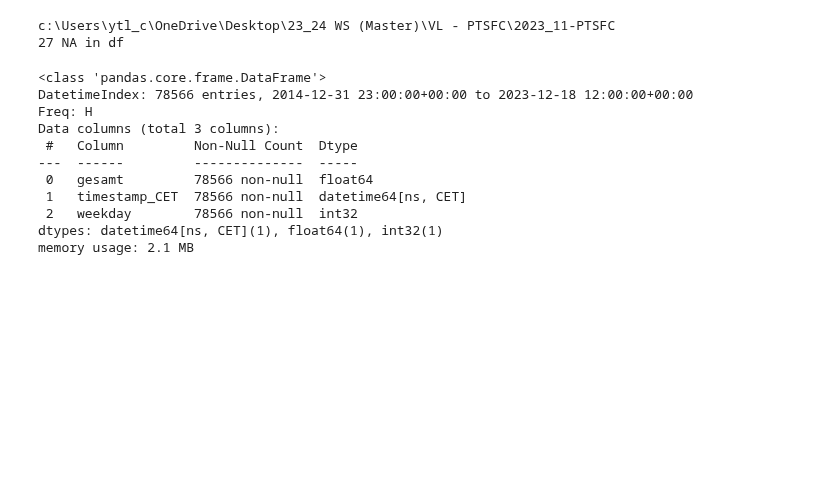
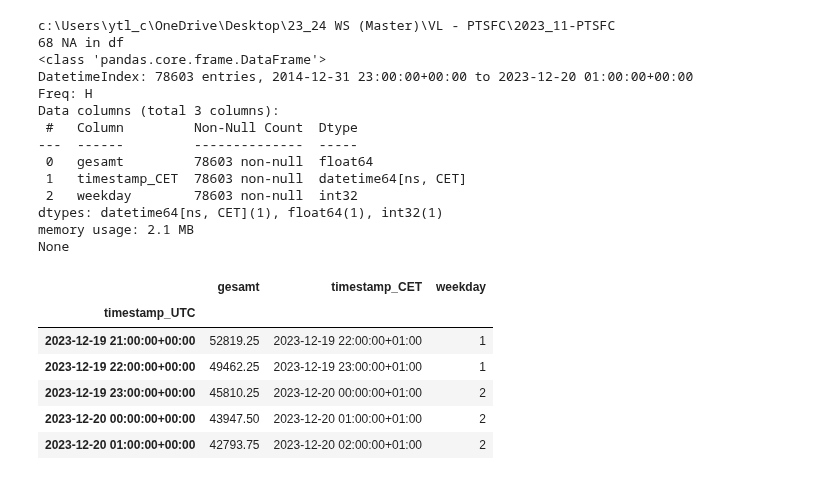
Before and after one commit to hikotei/2023_11-PTSFC, a Jupyter notebook: 2023_12_19 energy fcast.ipynb, the cells around one changed output. Cells and saved outputs as stored; diff of their text form; code cells hidden in the pictures; blank space fills up the shorter version.

```diff
--- a/2023_12_19 energy fcast.ipynb
+++ b/2023_12_19 energy fcast.ipynb
@@ -9,20 +12 @@ from datetime import datetime
 from data_prepro import get_energy_data_today
-# %%
-df_energy = get_energy_data_today()
-# %% [output]
-c:\Users\ytl_c\OneDrive\Desktop\23_24 WS (Master)\VL - PTSFC\2023_11-PTSFC
-27 NA in df
-# %%
-df_energy.info()
-# %% [output]
-<class 'pandas.core.frame.DataFrame'>
-DatetimeIndex: 78566 entries, 2014-12-31 23:00:00+00:00 to 2023-12-18 12:00:00+00:00
-Freq: H
-Data columns (total 3 columns):
- #   Column         Non-Null Count  Dtype
----  ------         --------------  -----
- 0   gesamt         78566 non-null  float64
- 1   timestamp_CET  78566 non-null  datetime64[ns, CET]
- 2   weekday        78566 non-null  int32
-dtypes: datetime64[ns, CET](1), float64(1), int32(1)
-memory usage: 2.1 MB
@@ -35,2 +13,28 @@ from statsmodels.graphics.tsaplots import plot_acf, plot_pacf
+# %%
+df_energy = get_energy_data_today(to_date="20231220")
+print(df_energy.info())
+df_energy.tail(5)
+# %% [output]
+c:\Users\ytl_c\OneDrive\Desktop\23_24 WS (Master)\VL - PTSFC\2023_11-PTSFC
+68 NA in df
+<class 'pandas.core.frame.DataFrame'>
+DatetimeIndex: 78603 entries, 2014-12-31 23:00:00+00:00 to 2023-12-20 01:00:00+00:00
+Freq: H
+Data columns (total 3 columns):
+ #   Column         Non-Null Count  Dtype
+---  ------         --------------  -----
+ 0   gesamt         78603 non-null  float64
+ 1   timestamp_CET  78603 non-null  datetime64[ns, CET]
+ 2   weekday        78603 non-null  int32
+dtypes: datetime64[ns, CET](1), float64(1), int32(1)
+memory usage: 2.1 MB
+None
+|  | gesamt | timestamp_CET | weekday |
+| timestamp_UTC |  |  |  |
+| 2023-12-19 21:00:00+00:00 | 52819.25 | 2023-12-19 22:00:00+01:00 | 1 |
+| 2023-12-19 22:00:00+00:00 | 49462.25 | 2023-12-19 23:00:00+01:00 | 1 |
+| 2023-12-19 23:00:00+00:00 | 45810.25 | 2023-12-20 00:00:00+01:00 | 2 |
+| 2023-12-20 00:00:00+00:00 | 43947.50 | 2023-12-20 01:00:00+01:00 | 2 |
+| 2023-12-20 01:00:00+00:00 | 42793.75 | 2023-12-20 02:00:00+01:00 | 2 |
 # %%
 # take last n values only
```
Also changed, not shown: parts of 10 cells of this notebook.
